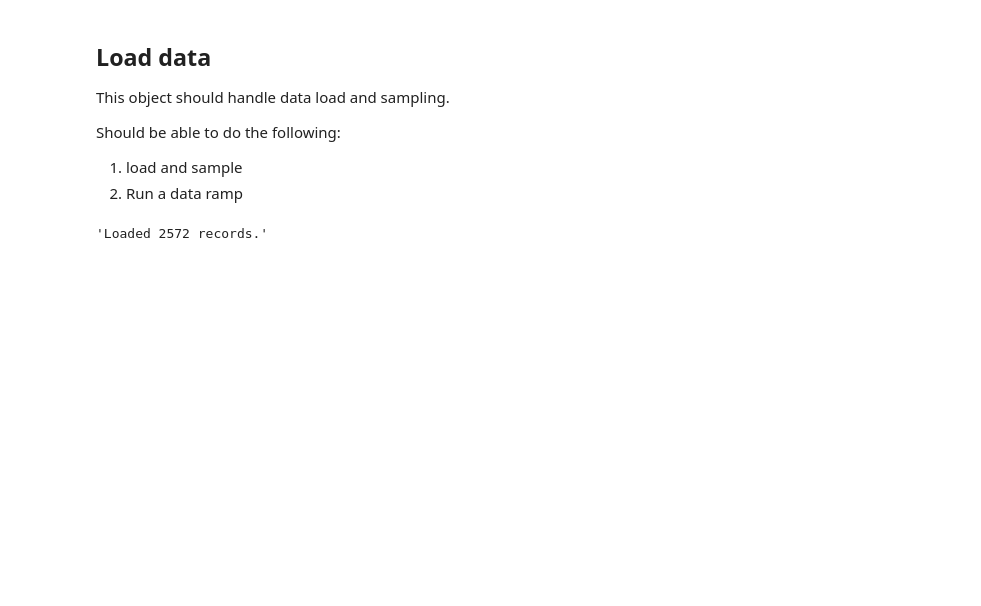
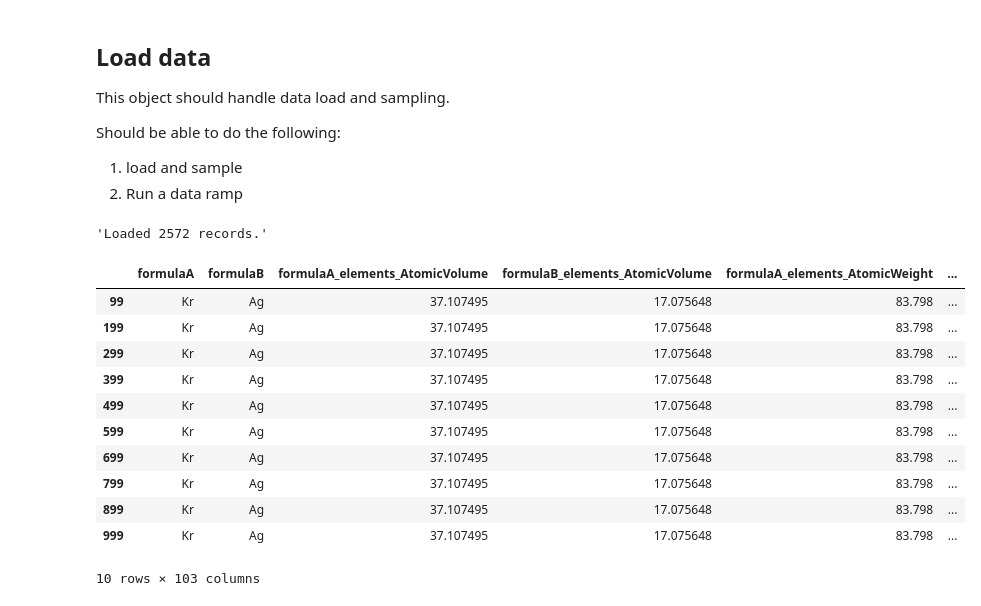
Before and after one commit to matSciMalcolm/dse-challenge, a Jupyter notebook: 4_evaluate_model.ipynb, the cells around one changed output. Drawn from its saved outputs; the diff is of its cells as text; code cells hidden in the pictures; blank space fills up the shorter version.

```diff
--- a/4_evaluate_model.ipynb
+++ b/4_evaluate_model.ipynb
@@ -62,6 +62,8 @@ Should be able to do the following:
 2. Run a data ramp
 # %%
 import pandas
+import numpy
+from functools import partial
 from pymatgen import Composition
 
 class DataManager():
@@ -70,6 +72,7 @@ class DataManager():
         self.save_path = save_path
         self.data = None
         self.num_records = None
+        self.groups = None
 
 
     def load(self):
@@ -114,12 +117,49 @@ class DataManager():
 
     def remove_features(self):
         if 'composition' in self.data.columns:
-            self.data = self.data[['formula','formulaA','formulaB','composition','stabilityVec']]
+            self.data = self.data[['formula','formulaA','formulaB','composition','group','stabilityVec']]
+
 
     def compute_formula(self):
         self.data['formula'] = self.data['formulaA'] + self.data['formulaB']
     def save_to_csv(self):
         pass
+
+
+    def to_binary_classes(self):
+
+        def _vec_to_stability(row: pd.Series, cols: list) -> pd.Series:
+            vec = eval(row['stabilityVec'])
+            for element, col in zip(vec, cols):
+                row[col] = int(element)
+            return row
+
+        def _row_to_formula(row: pd.Series):
+            w = float(row['weight_fraction_element_b'])
+            a = row['formulaA']
+            b = row['formulaB']
+
+            if w == 0.0:
+                return a
+            elif w == 1.0:
+                return b
+            else:
+                wa = 1.0-w
+                def _compute_formula(wa):
+                    return f"{a}{wa:.1f}{b}{w:.1f}"
+                return _compute_formula(wa)
+
+        cols = ['{}'.format(i/10) for i in range(11)]
+        _vtf = partial(_vec_to_stability, cols=cols)
+
+        self.groups = numpy.arange(self.num_records)
+        self.data['group'] = self.groups
+        original_cols = self.data.columns
+
+        self.data = self.data.apply(_vtf, axis=1)
+        self.data = self.data.melt(id_vars=original_cols, var_name='weight_fraction_element_b', value_name='stable')
+        self.data['formula'] = self.data.apply(_row_to_formula, axis=1)
+        self.data = self.data.drop_duplicates('formula')
 # %%
 # Load Data
 dm = DataManager(load_path, save_path)
@@ -141,0 +183,15 @@ dm.sample_data()
+# %%
+dm.data[dm.data['group'] == 99]
+# %% [output]
+|  | formulaA | formulaB | formulaA_elements_AtomicVolume | formulaB_elements_AtomicVolume | formulaA_elements_AtomicWeight | ... |
+| 99 | Kr | Ag | 37.107495 | 17.075648 | 83.798 | ... |
+| 199 | Kr | Ag | 37.107495 | 17.075648 | 83.798 | ... |
+| 299 | Kr | Ag | 37.107495 | 17.075648 | 83.798 | ... |
+| 399 | Kr | Ag | 37.107495 | 17.075648 | 83.798 | ... |
+| 499 | Kr | Ag | 37.107495 | 17.075648 | 83.798 | ... |
+| 599 | Kr | Ag | 37.107495 | 17.075648 | 83.798 | ... |
+| 699 | Kr | Ag | 37.107495 | 17.075648 | 83.798 | ... |
+| 799 | Kr | Ag | 37.107495 | 17.075648 | 83.798 | ... |
+| 899 | Kr | Ag | 37.107495 | 17.075648 | 83.798 | ... |
+| 999 | Kr | Ag | 37.107495 | 17.075648 | 83.798 | ... |
+10 rows × 103 columns
```
Also changed, not shown: parts of 12 cells of this notebook, 1 other file.
